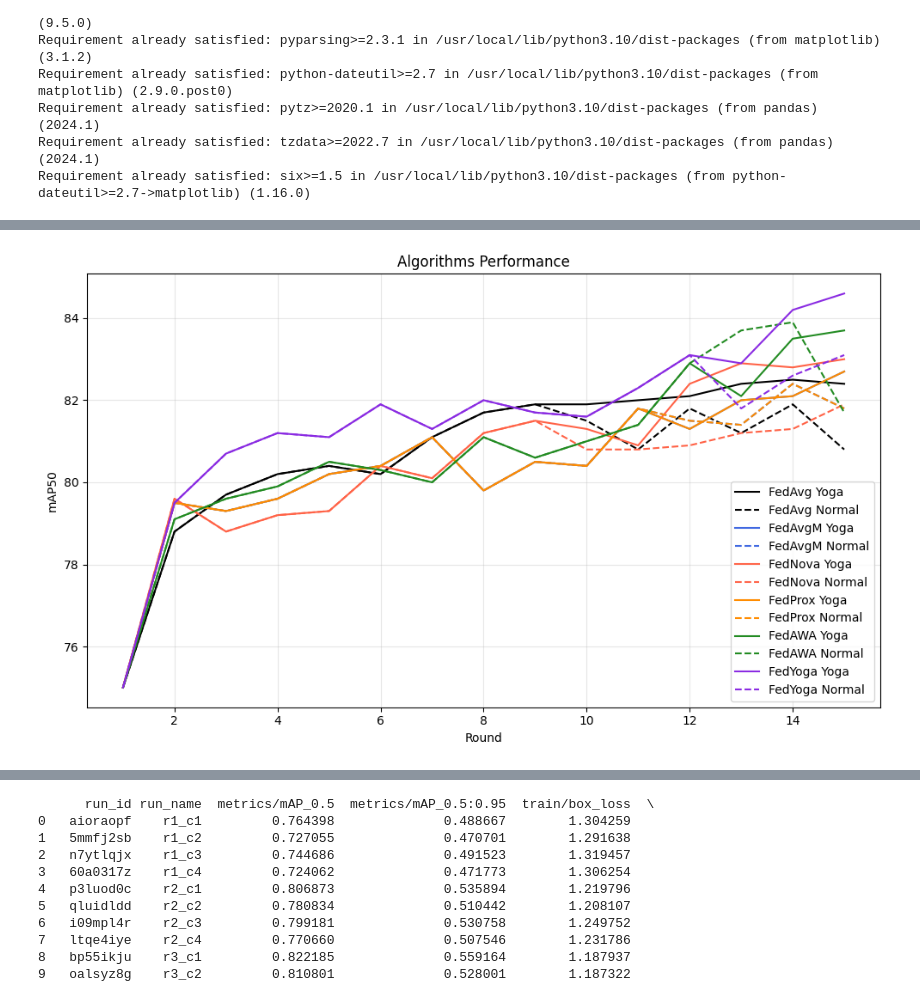
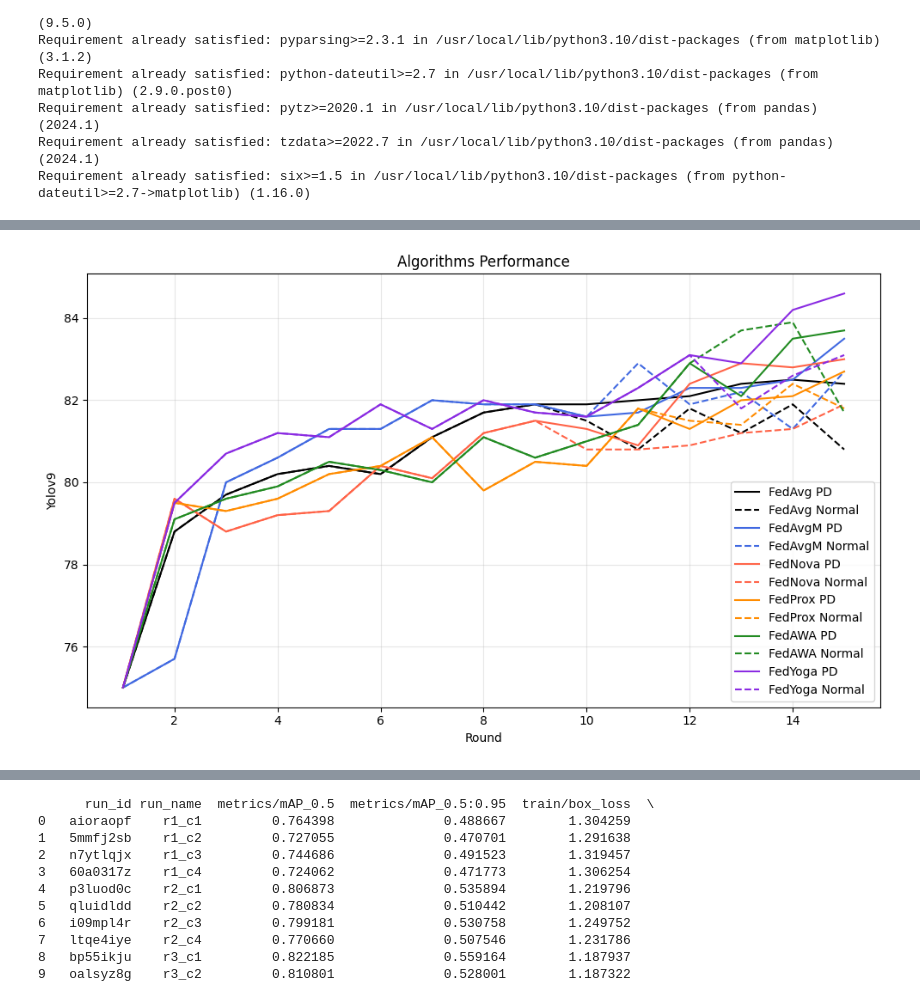
Before and after one commit to waue0920/fl_yolo_slurm, a Jupyter notebook: tools/fedyoga分析圖.ipynb, the cells around one changed output, grey strips where cells are left out. Saved outputs shown, nothing was run; the diff lists cells and outputs as text; code cells hidden in the pictures.

```diff
--- a/tools/fedyoga分析圖.ipynb
+++ b/tools/fedyoga分析圖.ipynb
@@ -203,43 +225,45 @@ rounds = np.arange(1, 16)
 data = {
     'fedavg': {
         'normal': [75,78.8,79.7,80.2,80.4,80.2,81.1,81.7,81.9,81.5,80.8,81.8,81.2,81.9,80.8],
-        'yoga': [75,78.8,79.7,80.2,80.4,80.2,81.1,81.7,81.9,81.9,82,82.1,82.4,82.5,82.4],
+        'PD': [75,78.8,79.7,80.2,80.4,80.2,81.1,81.7,81.9,81.9,82,82.1,82.4,82.5,82.4],
     },
     'fedavgm': {
-        'normal': [75,79.5,79.3,79.6,80.2,80.4,81.1,79.8,80.5,80.4,81.8,81.5,81.4,82.4,81.8],
-        'yoga': [75,79.5,79.3,79.6,80.2,80.4,81.1,79.8,80.5,80.4,81.8,81.3,82,82.1,82.7],
+        'normal': [75,75.7,80.0,80.6,81.3,81.3,82.0,81.9,81.9,81.6,82.9,81.9,82.2,81.3,82.7],
+            'PD': [75,75.7,80.0,80.6,81.3,81.3,82.0,81.9,81.9,81.6,81.7,82.3,82.3,82.5,83.5],
     },
     'fednova': {
         'normal': [75,79.6,78.8,79.2,79.3,80.4,80.1,81.2,81.5,80.8,80.8,80.9,81.2,81.3,81.9],
-        'yoga': [75,79.6,78.8,79.2,79.3,80.4,80.1,81.2,81.5,81.3,80.9,82.4,82.9,82.8,83],
+        'PD':     [75,79.6,78.8,79.2,79.3,80.4,80.1,81.2,81.5,81.3,80.9,82.4,82.9,82.8,83.0],
     },
     'fedprox': {
         'normal': [75,79.5,79.3,79.6,80.2,80.4,81.1,79.8,80.5,80.4,81.8,81.5,81.4,82.4,81.8],
-        'yoga': [75,79.5,79.3,79.6,80.2,80.4,81.1,79.8,80.5,80.4,81.8,81.3,82,82.1,82.7],
+        'PD': [75,79.5,79.3,79.6,80.2,80.4,81.1,79.8,80.5,80.4,81.8,81.3,82,82.1,82.7],
     },
     'fedawa': {
         'normal': [75,79.1,79.6,79.9,80.5,80.3,80,81.1,80.6,81,81.4,82.9,83.7,83.9,81.7],
-        'yoga': [75,79.1,79.6,79.9,80.5,80.3,80,81.1,80.6,81,81.4,82.9,82.1,83.5,83.7],
+        'PD': [75,79.1,79.6,79.9,80.5,80.3,80,81.1,80.6,81,81.4,82.9,82.1,83.5,83.7],
     },
     'fedyoga': {
         'normal': [75,79.5,80.7,81.2,81.1,81.9,81.3,82,81.7,81.6,82.3,83.1,81.8,82.6,83.1],
-        'yoga': [75,79.5,80.7,81.2,81.1,81.9,81.3,82,81.7,81.6,82.3,83.1,82.9,84.2,84.6],
+        'PD': [75,79.5,80.7,81.2,81.1,81.9,81.3,82,81.7,81.6,82.3,83.1,82.9,84.2,84.6],
     },
 }
 
 colors = ['black', 'royalblue', 'tomato', 'darkorange', 'forestgreen', 'blueviolet']
 labels = ['FedAvg', 'FedAvgM', 'FedNova', 'FedProx', 'FedAWA', 'FedYoga']
 
 plt.figure(figsize=(10, 6))
 for idx, key in enumerate(data):
-    plt.plot(rounds, data[key]['yoga'], label=labels[idx]+' Yoga', color=colors[idx], linestyle='-')
-    plt.plot(rounds, data[key]['normal'], label=labels[idx]+' Normal', color=colors[idx], linestyle='--')
+    plt.plot(rounds, data[key]['PD'], label=labels[idx]+' PD',
+             color=colors[idx], linestyle='-')
+    plt.plot(rounds, data[key]['normal'], label=labels[idx]+' Normal',
+             color=colors[idx], linestyle='--')
 plt.xlabel('Round')
-plt.ylabel('mAP50')
+plt.ylabel('Yolov9')
 plt.title('Algorithms Performance')
 plt.legend(loc='lower right')
 plt.grid(True, alpha=0.3)
 plt.tight_layout()
 plt.show()
 # %% [output]
-[figure, old version]
+[figure, new version]
```
Also changed, not shown: parts of 16 cells of this notebook, 18 other files.
